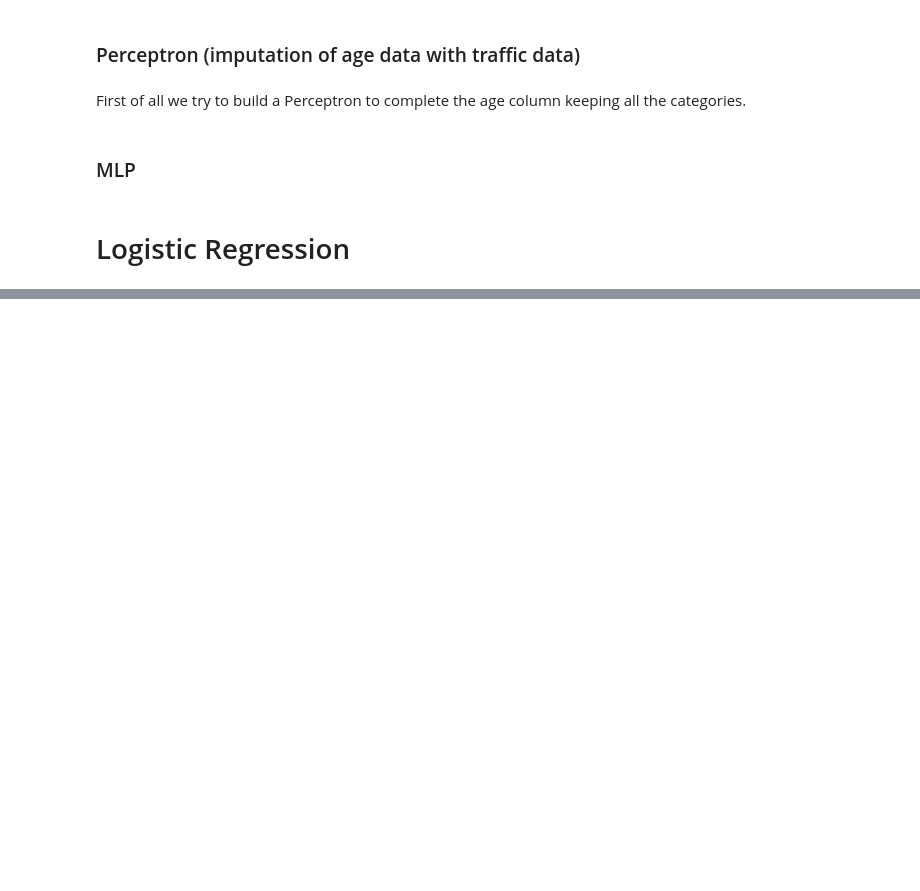
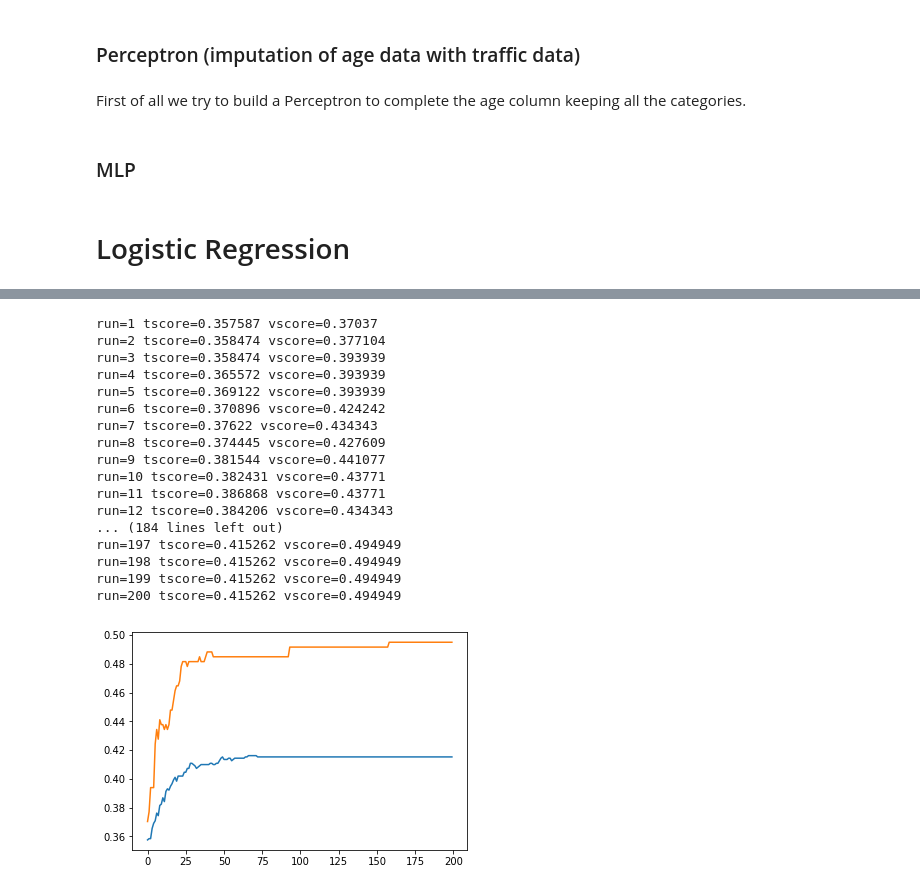
Before and after one commit to guglielmoG/MachineLearningVod, a Jupyter notebook: ML-Vod++.ipynb, the cells around one changed output, grey strips where cells are left out. Cells and saved outputs as stored; diff of their text form; code cells hidden in the pictures; blank space fills up the shorter version.

Commit message:
imputation Urban

```diff
--- a/ML-Vod++.ipynb
+++ b/ML-Vod++.ipynb
@@ -898,0 +976,11 @@ best is MLP interface with score 0.83
+# %%
+df = df_clean.copy()
+
+X = df[traffic_columns]
+y = df['Urban'].map(lambda x: int(x), na_action = 'ignore')
+data = buildTrain(X, y, perc=0.85)
+print('train size %d, test size %d' % (data.get_size()))
+build_seed = 4562
+my_perc = perc(build_seed)
+my_MLP = MLP(build_seed)
+my_lr = LogReg(build_seed)
@@ -898,0 +990,23 @@ best is MLP interface with score 0.83
+# %%
+my_perc.train(*data.get_train(), percentage=0.8, std=False, pca=0, threshold_unbalanced=0.6, epochs=200,  loss='squared_hinge',
+              penalty='none', alpha=1e-8, power_t=0.7, it_interval=100, learning_rate='constant', eta0=1e-8,
+              class_weight=None)
+# %% [output]
+run=1 tscore=0.357587 vscore=0.37037
+run=2 tscore=0.358474 vscore=0.377104
+run=3 tscore=0.358474 vscore=0.393939
+run=4 tscore=0.365572 vscore=0.393939
+run=5 tscore=0.369122 vscore=0.393939
+run=6 tscore=0.370896 vscore=0.424242
+run=7 tscore=0.37622 vscore=0.434343
+run=8 tscore=0.374445 vscore=0.427609
+run=9 tscore=0.381544 vscore=0.441077
+run=10 tscore=0.382431 vscore=0.43771
+run=11 tscore=0.386868 vscore=0.43771
+run=12 tscore=0.384206 vscore=0.434343
+... (184 lines left out)
+run=197 tscore=0.415262 vscore=0.494949
+run=198 tscore=0.415262 vscore=0.494949
+run=199 tscore=0.415262 vscore=0.494949
+run=200 tscore=0.415262 vscore=0.494949
+[figure, added]
```
Also changed, not shown: parts of 16 cells of this notebook.
